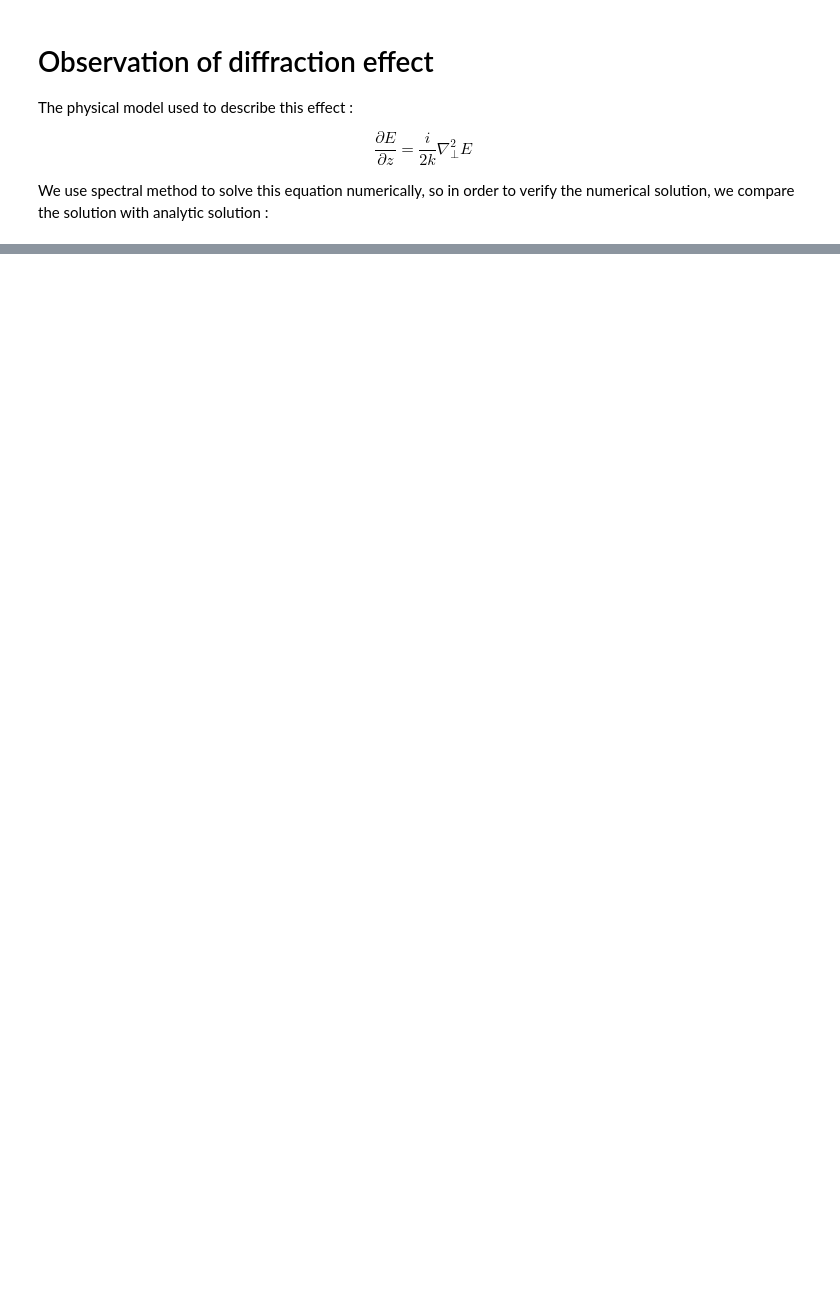
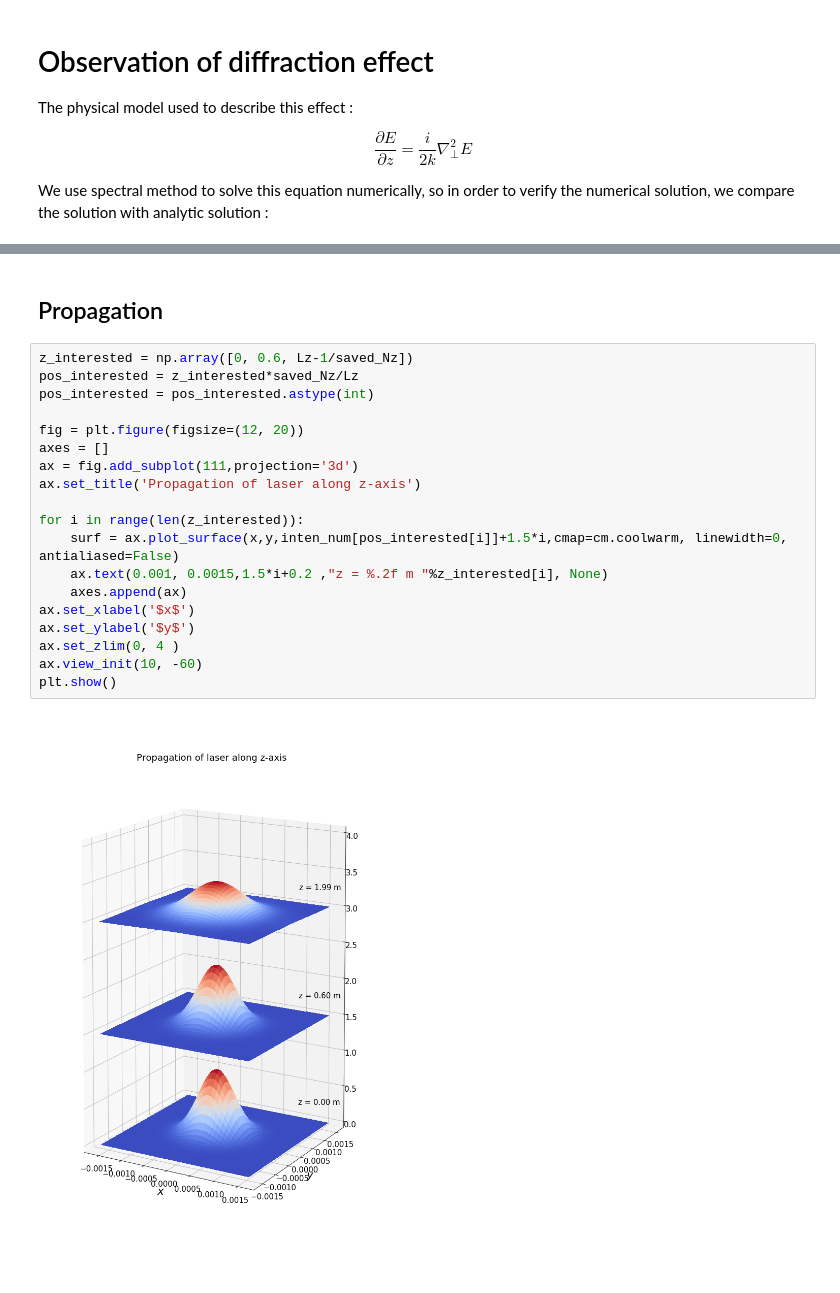
Before and after one commit to kimhong-chao/Project-PHY571, a Jupyter notebook: analysis/analyze_diffraction.ipynb, the cells around one changed output, grey strips where cells are left out. Cells and saved outputs as stored; diff of their text form; blank space fills up the shorter version.

```diff
--- a/analysis/analyze_diffraction.ipynb
+++ b/analysis/analyze_diffraction.ipynb
@@ -86 +83,24 @@ ValueError: cannot reshape array of size 1654784 into shape (52,80,80)
+# %% [markdown]
+## Propagation
+# %%
+z_interested = np.array([0, 0.6, Lz-1/saved_Nz])
+pos_interested = z_interested*saved_Nz/Lz
+pos_interested = pos_interested.astype(int)
+
+fig = plt.figure(figsize=(12, 20))
+axes = []
+ax = fig.add_subplot(111,projection='3d')
+ax.set_title('Propagation of laser along z-axis')
+
+for i in range(len(z_interested)):
+    surf = ax.plot_surface(x,y,inten_num[pos_interested[i]]+1.5*i,cmap=cm.coolwarm, linewidth=0, antialiased=False)
+    ax.text(0.001, 0.0015,1.5*i+0.2 ,"z = %.2f m "%z_interested[i], None)
+    axes.append(ax)
+ax.set_xlabel('$x$')
+ax.set_ylabel('$y$')
+ax.set_zlim(0, 4 )
+ax.view_init(10, -60)
+plt.show()
+# %% [output]
+[figure, added]
 # %% [markdown]
```
Also changed, not shown: parts of 3 cells of this notebook.
